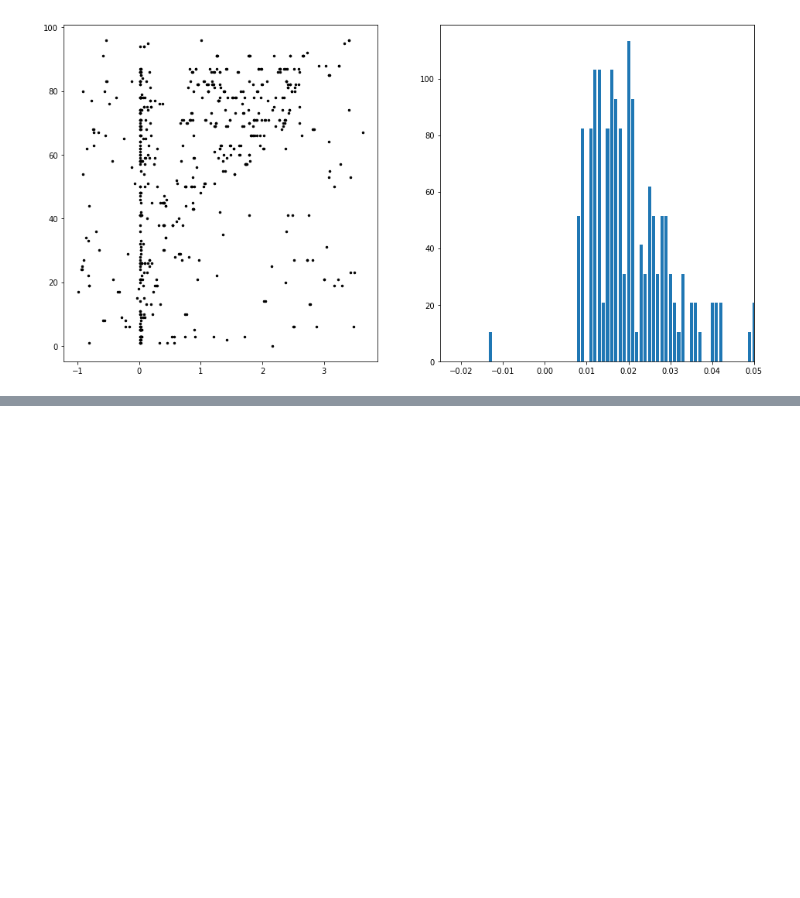
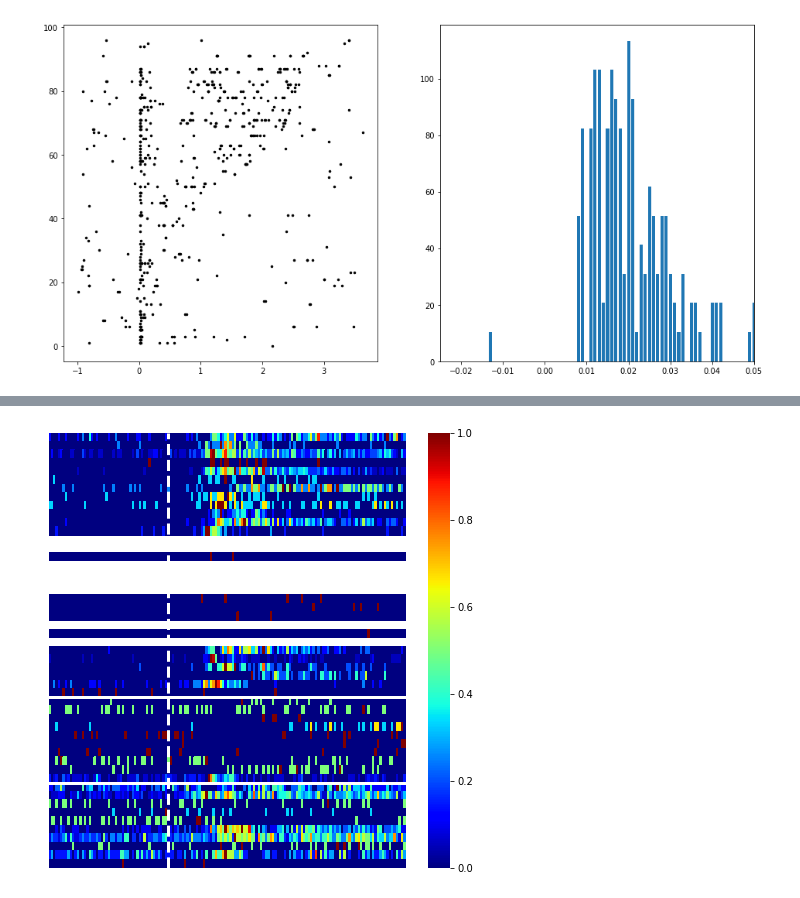
Before and after one commit to vathes/Hires-Gutnisky-2015, a Jupyter notebook: Notebooks/Hires-Gutnisky-2015 Example.ipynb, the cells around one changed output, grey strips where cells are left out. Saved outputs shown, nothing was run; the diff lists cells and outputs as text; code cells hidden in the pictures; blank space fills up the shorter version.

```diff
--- a/Notebooks/Hires-Gutnisky-2015 Example.ipynb
+++ b/Notebooks/Hires-Gutnisky-2015 Example.ipynb
@@ -163,0 +199,14 @@ Total: 5
+# %%
+PSTH_matrix = [build_PSTH(s, ephys_timestamps, (-0.025, 0.05), bin_size=0.0005)
+               for s in (l4_c2_inside_spk + l4_c2_outside_spk + l5_c2_inside_spk) if s.size > 0]
+cell_spk_edge = PSTH_matrix[0][1]
+cell_spk_rate = np.vstack(s[0] / s[0].max() for s in PSTH_matrix)
+# %%
+fig2b, ax = plt.subplots(1, 1, figsize=(8, 8))
+sns.heatmap(cell_spk_rate, cmap='jet', ax=ax, xticklabels=[], yticklabels=[])
+# ax.imshow(cell_spk_rate, cmap='jet')
+ax.axvline(x=np.where(np.abs(cell_spk_edge-0)<1e-15)[0][0], color='w',linestyle='--',linewidth=3)
+for yv in np.cumsum([len(s) for s in (l4_c2_inside_spk, l4_c2_outside_spk, l5_c2_inside_spk)]):
+    ax.axhline(y=yv, color='w',linestyle='-',linewidth=3)
+# %% [output]
+[figure, added]
```
Also changed, not shown: parts of 20 cells of this notebook, 4 other files.
